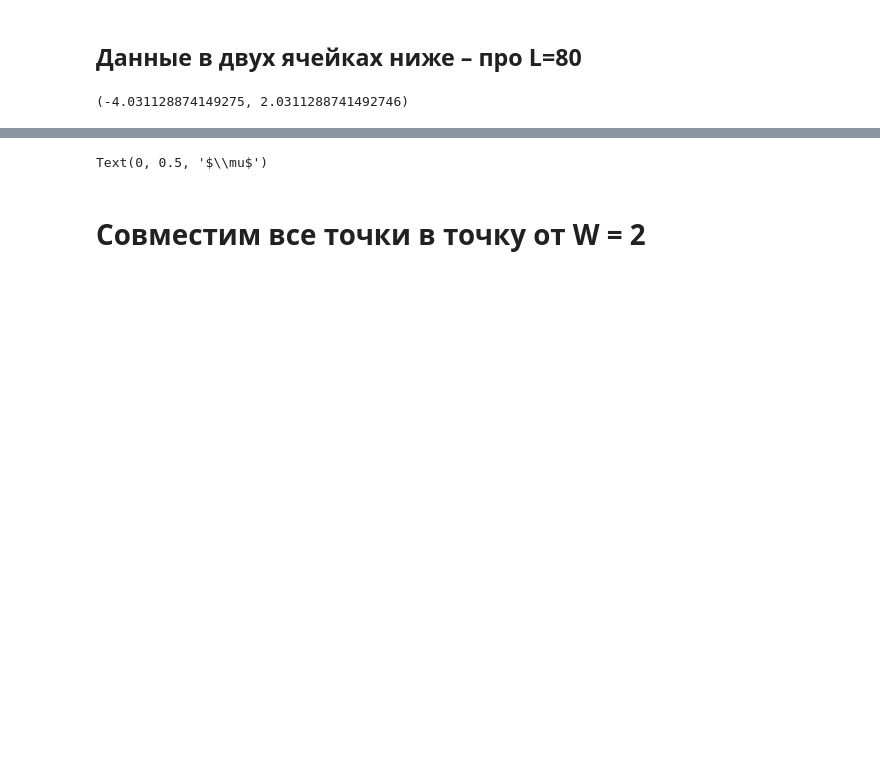
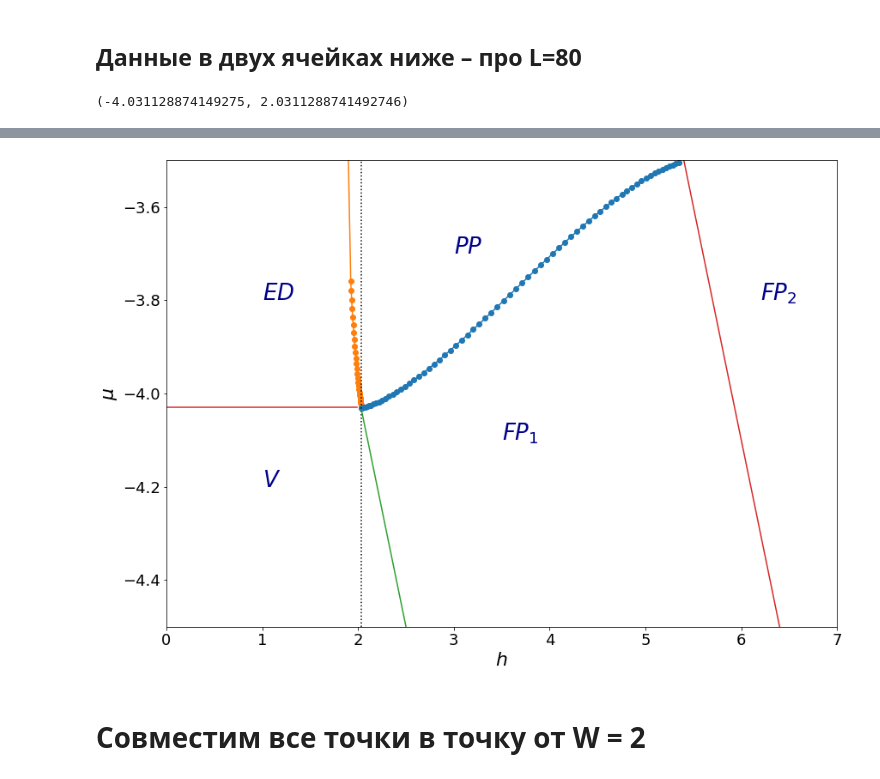
Before and after one commit to mindelly/diagrams2, a Jupyter notebook: 2,3,4,5 Comparison/comparison_2.ipynb, the cells around one changed output, grey strips where cells are left out. Cells and saved outputs as stored; diff of their text form; code cells hidden in the pictures; blank space fills up the shorter version.

```diff
--- a/2,3,4,5 Comparison/comparison_2.ipynb
+++ b/2,3,4,5 Comparison/comparison_2.ipynb
@@ -421,7 +453,7 @@ h_w_1, mu_w_1
 # %% [output]
 (2.0362266621815293, -4.030358264546855)
 # %%
-l = list(range(2, 39))
+l = list(range(3, 39))
 # %%
 mu_1_1, h_1_1 = [mu_w_1], [h_w_1]
 for i in l:
@@ -439,18 +471,18 @@ for i in l:
 # %% [markdown]
 ## Данные в двух ячейках ниже – про L=80
 # %%
-# h_1_1 = [2.0346893462140208, 2.0342309070771565, 2.0333778245105165, 2.032152745672853, 2.030553695439444, 2.0285916222664113, 2.0262732859397445, 2.0236084633447007, 2.02060864419974, 2.0172871740860074, 2.0136589902684534, 2.0097413792702667, 2.005553434655276, 2.001116002375092, 1.996450387229764, 1.9915817014132386, 1.9865353758311954, 1.9813404363751204, 1.976023020213887, 1.9706158634651274, 1.965148984284852, 1.9596527997433668, 1.9541630848624294, 1.9487160155117351, 1.9433427454309538, 1.9380830802538611, 1.932963578209879, 1.928005728877153, 1.9233010869873794, 1.8951391360483854, 1.897260076704839, 1.9013605608148794, 1.9072251296850027, 1.914618098433607, 1.9232858607973924, 1.9329660036738971, 1.9433429321917117, 1.954159487914211]
-# mu_1_1 = [-4.030349137669491, -4.029337262251429, -4.027888364111307, -4.02596613391346, -4.023554742041107, -4.0206290340478255, -4.017162946405133, -4.013131923104048, -4.0085110434015405, -4.00327481808926, -3.9973986490291225, -3.990857915490672, -3.9836285680904524, -3.9756872367116003, -3.967011436387459, -3.9575797635882566, -3.9473720672111625, -3.9363696971872173, -3.924555663104073, -3.911914897061152, -3.89843439303975, -3.8841034673211965, -3.868913816243733, -3.852859863321271, -3.835938685832275, -3.8181503675841526, -3.7994978806551956, -3.7799872522337523, -3.7596276636383834, -3.4590145292740715, -3.405304550885063, -3.3543810919298096, -3.306408966471764, -3.2615687845659806, -3.2200127493110244, -3.1818496311724402, -3.147140139260472, -3.115896533738862]
+h_1_1 = [2.0346893462140208, 2.0342309070771565, 2.0333778245105165, 2.032152745672853, 2.030553695439444, 2.0285916222664113, 2.0262732859397445, 2.0236084633447007, 2.02060864419974, 2.0172871740860074, 2.0136589902684534, 2.0097413792702667, 2.005553434655276, 2.001116002375092, 1.996450387229764, 1.9915817014132386, 1.9865353758311954, 1.9813404363751204, 1.976023020213887, 1.9706158634651274, 1.965148984284852, 1.9596527997433668, 1.9541630848624294, 1.9487160155117351, 1.9433427454309538, 1.9380830802538611, 1.932963578209879, 1.928005728877153, 1.9233010869873794, 1.8951391360483854, 1.897260076704839, 1.9013605608148794, 1.9072251296850027, 1.914618098433607, 1.9232858607973924, 1.9329660036738971, 1.9433429321917117, 1.954159487914211]
+mu_1_1 = [-4.030349137669491, -4.029337262251429, -4.027888364111307, -4.02596613391346, -4.023554742041107, -4.0206290340478255, -4.017162946405133, -4.013131923104048, -4.0085110434015405, -4.00327481808926, -3.9973986490291225, -3.990857915490672, -3.9836285680904524, -3.9756872367116003, -3.967011436387459, -3.9575797635882566, -3.9473720672111625, -3.9363696971872173, -3.924555663104073, -3.911914897061152, -3.89843439303975, -3.8841034673211965, -3.868913816243733, -3.852859863321271, -3.835938685832275, -3.8181503675841526, -3.7994978806551956, -3.7799872522337523, -3.7596276636383834, -3.4590145292740715, -3.405304550885063, -3.3543810919298096, -3.306408966471764, -3.2615687845659806, -3.2200127493110244, -3.1818496311724402, -3.147140139260472, -3.115896533738862]
 # %%
-# h_1_2 = [2.0346951290444952, 2.0406715532905118, 2.0495795595011166, 2.0613312240369845, 2.0759051926535088, 2.0932376317595729, 2.1132710311356426, 2.1359028825121928, 2.161082228090601, 2.1887377048764716, 2.2188122956631808, 2.2511996357790718, 2.2858246165714853, 2.3226155904725996, 2.3614954182691044, 2.4024277232740356, 2.4452053274833858, 2.4899350590535008, 2.5363332435195076, 2.5843112353782445, 2.6341878550963962, 2.6853032735182367, 2.7381943401407476, 2.7922385899236346, 2.8475256396348385, 2.9041280028021852, 2.9617745082875011, 3.0204658810786071, 3.0800201777560936, 3.1406590162813188, 3.2019774385524649, 3.2639870858906406, 3.3266427859256389, 3.3898063176604758, 3.4533109258303085, 3.5174974134488508, 3.5818772673697268, 3.6464117947783947, 3.7110608355943384, 3.7758490743302104, 3.8405821759578096, 3.9051639824088902, 3.9696163634067396, 4.0337527138408156, 4.0975462939258556, 4.1609449473776046, 4.2238038791409416, 4.2860399256675947, 4.347650132928532, 4.4084847856924476, 4.4684901303798128, 4.5275828438861119, 4.5856806126261525, 4.642691019061818, 4.6985747778349101, 4.7532191461351978, 4.8065465487356676, 4.858493930393422, 4.9089814321609886, 4.9579357119384255, 5.0052672724653213, 5.0508767776485435, 5.0947588789772293, 5.1367675148285912, 5.1768576681585863, 5.2149464393399292, 5.2509740756013592, 5.2848292932717751, 5.3164733628282743, 5.3458434056306956]
-# mu_1_2 = [-4.0308033686529292, -4.0305680115550535, -4.0302171179180348, -4.0296655138519206, -4.0289142086163663, -4.0278342947430126, -4.0265255183239379, -4.0248465799591724, -4.0228499253663053, -4.0203399171104977, -4.0175777844545841, -4.0142859717765003, -4.0105352999447277, -4.0063550291569197, -4.0016615963250786, -3.9964618428851804, -3.9908192860569294, -3.9846124251711892, -3.9779762231941724, -3.9708097334906327, -3.9631532196504757, -3.9550334599980879, -3.9461992171274645, -3.9373603178044689, -3.9278230519105293, -3.9178954664523395, -3.907554857353265, -3.896896825150872, -3.8858598153589341, -3.8744940724056534, -3.8628325198380118, -3.8509208485743756, -3.8388106373027711, -3.8264720770400942, -3.8140288307815737, -3.8013531346267122, -3.7885969962779384, -3.7757681867155704, -3.7630531709369635, -3.7502427995233631, -3.7374489753960134, -3.7247676787458914, -3.7122248570684597, -3.6997866336277809, -3.6875541857529193, -3.6755170337042919, -3.6637379583252887, -3.6522285701546835, -3.64102882628492, -3.6301502218905384, -3.619631403347217, -3.6094935249358926, -3.599767549838333, -3.5904575863286183, -3.5815719557555177, -3.5731708100147657, -3.5652103454264648, -3.5577365603783875, -3.5507840727617861, -3.5442970875028657, -3.5382984503069643, -3.5328226741134614, -3.5278177864829221, -3.5232894514698394, -3.5192100435038647, -3.5156465540248565, -3.5125018260793333, -3.5097753763892605, -3.5074580498172327, -3.5055155281766126]
+h_1_2 = [2.0346951290444952, 2.0406715532905118, 2.0495795595011166, 2.0613312240369845, 2.0759051926535088, 2.0932376317595729, 2.1132710311356426, 2.1359028825121928, 2.161082228090601, 2.1887377048764716, 2.2188122956631808, 2.2511996357790718, 2.2858246165714853, 2.3226155904725996, 2.3614954182691044, 2.4024277232740356, 2.4452053274833858, 2.4899350590535008, 2.5363332435195076, 2.5843112353782445, 2.6341878550963962, 2.6853032735182367, 2.7381943401407476, 2.7922385899236346, 2.8475256396348385, 2.9041280028021852, 2.9617745082875011, 3.0204658810786071, 3.0800201777560936, 3.1406590162813188, 3.2019774385524649, 3.2639870858906406, 3.3266427859256389, 3.3898063176604758, 3.4533109258303085, 3.5174974134488508, 3.5818772673697268, 3.6464117947783947, 3.7110608355943384, 3.7758490743302104, 3.8405821759578096, 3.9051639824088902, 3.9696163634067396, 4.0337527138408156, 4.0975462939258556, 4.1609449473776046, 4.2238038791409416, 4.2860399256675947, 4.347650132928532, 4.4084847856924476, 4.4684901303798128, 4.5275828438861119, 4.5856806126261525, 4.642691019061818, 4.6985747778349101, 4.7532191461351978, 4.8065465487356676, 4.858493930393422, 4.9089814321609886, 4.9579357119384255, 5.0052672724653213, 5.0508767776485435, 5.0947588789772293, 5.1367675148285912, 5.1768576681585863, 5.2149464393399292, 5.2509740756013592, 5.2848292932717751, 5.3164733628282743, 5.3458434056306956]
+mu_1_2 = [-4.0308033686529292, -4.0305680115550535, -4.0302171179180348, -4.0296655138519206, -4.0289142086163663, -4.0278342947430126, -4.0265255183239379, -4.0248465799591724, -4.0228499253663053, -4.0203399171104977, -4.0175777844545841, -4.0142859717765003, -4.0105352999447277, -4.0063550291569197, -4.0016615963250786, -3.9964618428851804, -3.9908192860569294, -3.9846124251711892, -3.9779762231941724, -3.9708097334906327, -3.9631532196504757, -3.9550334599980879, -3.9461992171274645, -3.9373603178044689, -3.9278230519105293, -3.9178954664523395, -3.907554857353265, -3.896896825150872, -3.8858598153589341, -3.8744940724056534, -3.8628325198380118, -3.8509208485743756, -3.8388106373027711, -3.8264720770400942, -3.8140288307815737, -3.8013531346267122, -3.7885969962779384, -3.7757681867155704, -3.7630531709369635, -3.7502427995233631, -3.7374489753960134, -3.7247676787458914, -3.7122248570684597, -3.6997866336277809, -3.6875541857529193, -3.6755170337042919, -3.6637379583252887, -3.6522285701546835, -3.64102882628492, -3.6301502218905384, -3.619631403347217, -3.6094935249358926, -3.599767549838333, -3.5904575863286183, -3.5815719557555177, -3.5731708100147657, -3.5652103454264648, -3.5577365603783875, -3.5507840727617861, -3.5442970875028657, -3.5382984503069643, -3.5328226741134614, -3.5278177864829221, -3.5232894514698394, -3.5192100435038647, -3.5156465540248565, -3.5125018260793333, -3.5097753763892605, -3.5074580498172327, -3.5055155281766126]
 # %%
 h11 = np.arange(h_1_2[0], 2.7, 0.1)
 def mu1(h):
-    return -h - 2
+    return -h - 2.
 h33 = np.arange(5.3, 7, 0.2)
 def mu3(h):
-    return -h + 2
+    return -h + 1.9
 # %%
 # Check the exact formulas for E(1, 1) (hence (\mu_o, h_o) for W=1
 
@@ -462,22 +494,21 @@ mu_o, h_o
 # %% [output]
 (-4.031128874149275, 2.0311288741492746)
 # %%
-xscale = 8
-plt.figure(figsize=(8, 5))
-plt.plot(h_1_1, mu_1_1, '-', color = 'red')
-plt.plot(h_1_2, mu_1_2, '-', color = 'green')
-plt.axis([0, xscale, -4.5, -3.51])
-plt.axhline(y=mu_1_1[0], color='black', xmax=(h_1_2[0]/xscale))
+plt.figure(figsize=(14, 10))
+plt.plot(h_1_1, mu_1_1, 'o-', color = '#ff7f0e')
+plt.plot(h_1_2, mu_1_2, 'o-', color = '#1f77b4')
+plt.axhline(y=mu_1_1[0], color='#d62728', xmax=h_1_2[0]-1.75)
 plt.axvline(x=h_1_2[0], linestyle=':', color='black')
-plt.plot(h11, mu1(h11), '-', color = 'blue')
-plt.xlabel('h')
-plt.ylabel('mu')
-plt.text(0.6, -3.8, '$ED$', fontsize=20, color='darkblue')
-plt.text(0.6, -4.3, '$V$', fontsize=20, color='darkblue')
-plt.text(3, -3.7, '$PP$', fontsize=20, color='darkblue')
-plt.text(4, -4.1, '$FP_1$', fontsize=20, color='darkblue')
-plt.show()
-
-plt.xlabel('$h$', size=14)
-plt.ylabel('$\mu$', size=14)
+plt.plot(h11, mu1(h11), '-', color = '#2ca02c')
+plt.plot(h33, mu3(h33), '-', color = '#d62728')
+plt.tick_params(axis='both', which='major', labelsize=18)
+plt.text(1, -3.8, '$ED$', fontsize=26, color='darkblue')
+plt.text(1, -4.2, '$V$', fontsize=26, color='darkblue')
+plt.text(3., -3.7, '$PP$', fontsize=26, color='darkblue')
+plt.text(3.5, -4.1, '$FP_1$', fontsize=26, color='darkblue')
+plt.text(6.2, -3.8, '$FP_2$', fontsize=26, color='darkblue')
+plt.xlabel('$h$', size=22)
+plt.ylabel('$\mu$', size=22)
+plt.axis([0, 7, -4.5, -3.5])
+plt.savefig('w=1')
 # %% [output]
@@ -486,4 +515,4 @@ plt.ylabel('$\mu$', size=14)
-Text(0, 0.5, '$\\mu$')
+[figure, added]
 # %%
 # plt.plot(h_w1_1, new_mu_w1_1, 'o--', label='W=1', color='black', lw=1, markersize=5)
 # plt.plot(new_h_w1_2, new_mu_w1_2, 'o--', color='black', lw=1, markersize=5)
```
Also changed, not shown: parts of 6 cells of this notebook, 7 other files.
